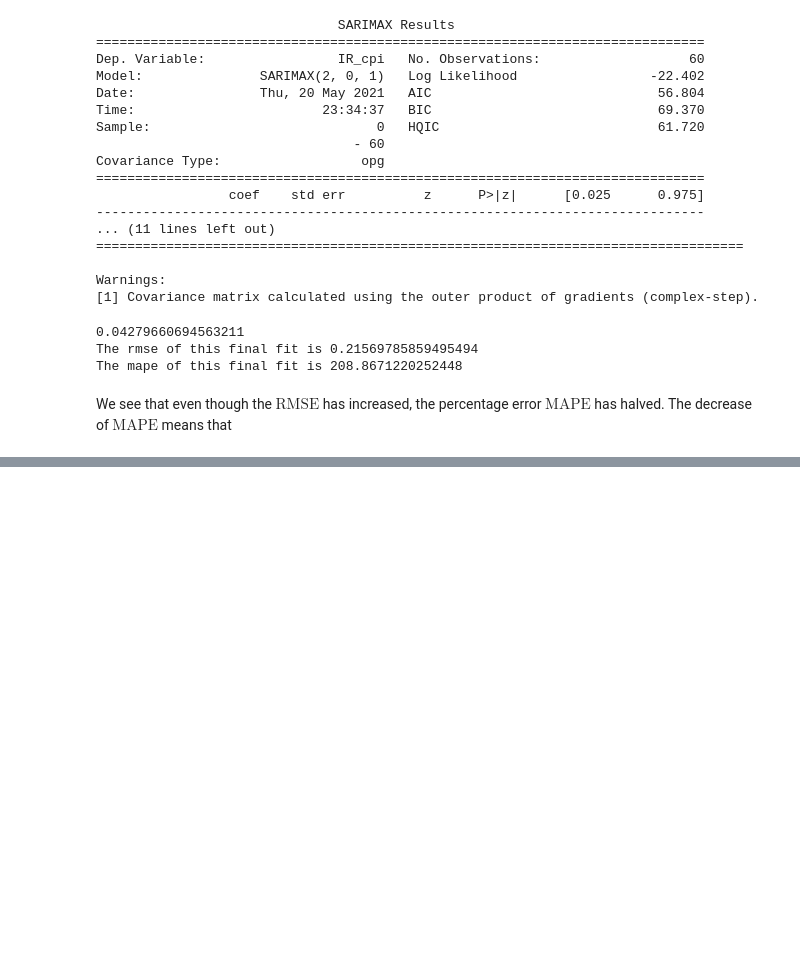
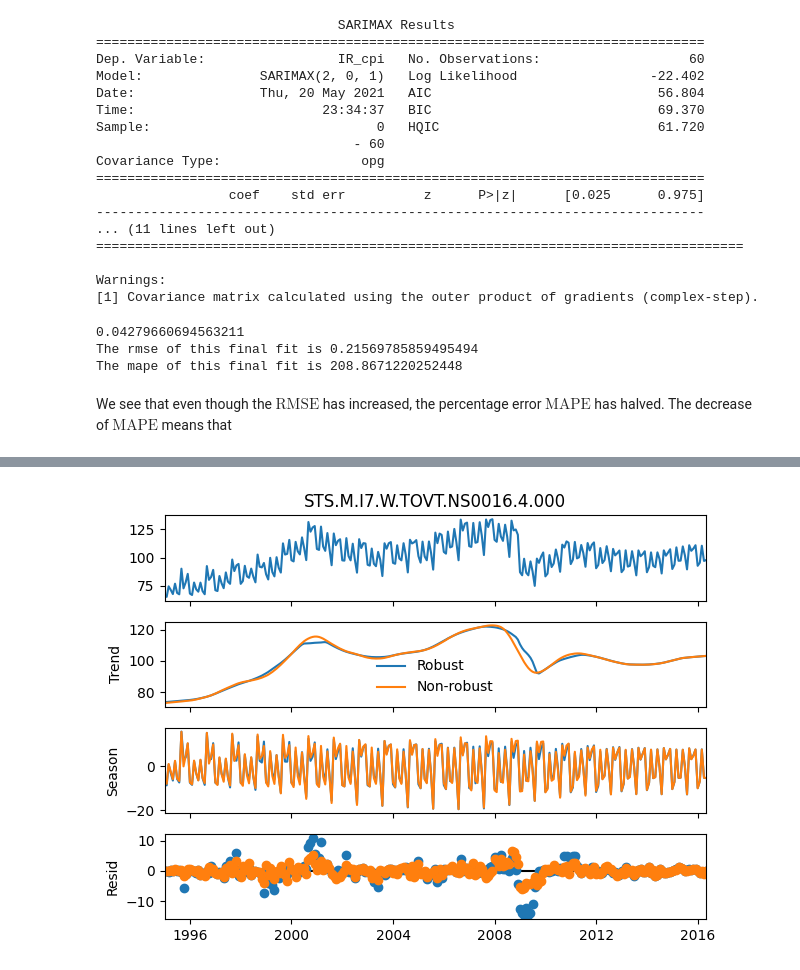
Before and after one commit to oliver2401/Time-Series-Analysis-and-NLP, a Jupyter notebook: problem3_notAutograded.ipynb, the cells around one changed output, grey strips where cells are left out. Cells and saved outputs as stored; diff of their text form; code cells hidden in the pictures; blank space fills up the shorter version.

```diff
--- a/problem3_notAutograded.ipynb
+++ b/problem3_notAutograded.ipynb
@@ -622,3 +621,31 @@ show(p)
 # %% [output]
 [interactive output not drawn]
 [interactive output not drawn]
+# %%
+from statsmodels.tsa.seasonal import STL
+from statsmodels.datasets import elec_equip as ds
+
+elec_equip = ds.load().data.iloc[:, 0]
+
+
+def add_stl_plot(fig, res, legend):
+    """Add 3 plots from a second STL fit"""
+    axs = fig.get_axes()
+    comps = ["trend", "seasonal", "resid"]
+    for ax, comp in zip(axs[1:], comps):
+        series = getattr(res, comp)
+        if comp == "resid":
+            ax.plot(series, marker="o", linestyle="none")
+        else:
+            ax.plot(series)
+            if comp == "trend":
+                ax.legend(legend, frameon=False)
+
+ps_cpi = pd.read_csv("datasets/CPI.csv")
+stl = STL(elec_equip, period=12, robust=True)
+res_robust = stl.fit()
+fig = res_robust.plot()
+res_non_robust = STL(elec_equip, period=12, robust=False).fit()
+add_stl_plot(fig, res_non_robust, ["Robust", "Non-robust"])
+# %% [output]
+[figure, added]
```
Also changed, not shown: parts of 2 cells of this notebook.
